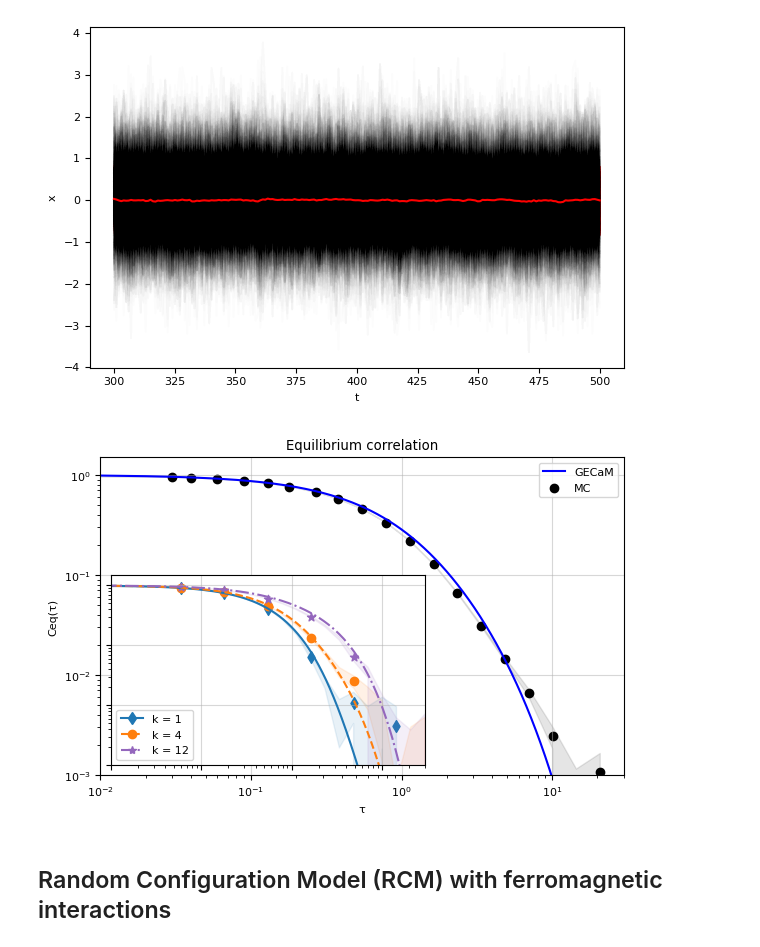
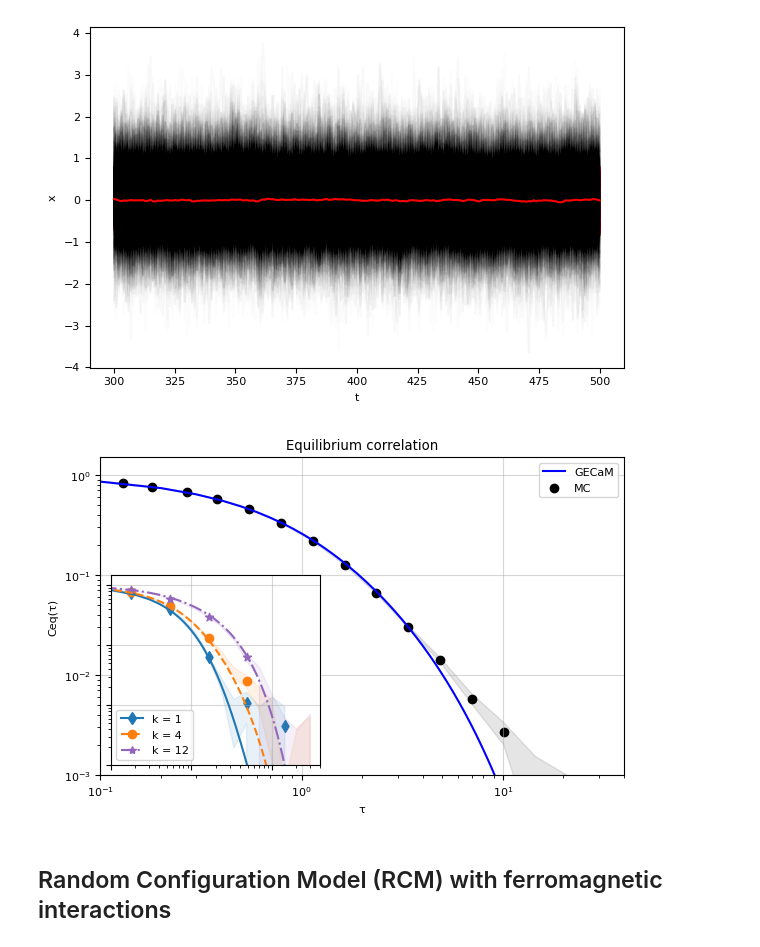
Before and after one commit to Mattiatarabolo/GaussianExpansionCavityMethod.jl, a Jupyter notebook: examples/linear_OrnteinUhlenbeck/test_equilibrium.ipynb, the cells around one changed output. Saved outputs shown, nothing was run; the diff lists cells and outputs as text; code cells hidden in the pictures.

```diff
--- a/examples/linear_OrnteinUhlenbeck/test_equilibrium.ipynb
+++ b/examples/linear_OrnteinUhlenbeck/test_equilibrium.ipynb
@@ -247,7 +228,7 @@ tvec_G = collect(range(0, T_G*dt_G, length=T_G + 1))
 
 Ceq_analytic = zeros(T_G + 1)
 for (idx, t) in enumerate(tvec_G)
-    Ceq_analytic[idx], _ = analytic_Ceq_RRG(t, K, J, lam, D)
+    Ceq_analytic[idx] = analytic_Ceq_RRG(t, K, J, lam, D)
 end
 
 autocorr_traj, err_autocorr_traj, l_idx = compute_autocorr_TTI(traj_alls, teq_idx; lag_indices=lagidxs_mc)
@@ -271,5 +252,4 @@ ax.set_xlim(1e-2, 5e1)
 ax.grid(alpha=.5)
 
 plt.display(fig)
-fig.savefig("Ceq_RRG_Ferro_N-$(N)_K-$(K)_lam-$(lam)_D-$(D)_J-$(Int(J*K)).png", dpi=300, bbox_inches="tight")
 # %% [output]
@@ -337,7 +310,7 @@ plt.display(fig)
 # %%
 model = OUModel(K, Jmat, lambdas, D)
 
-dt_G = 1e-2
+dt_G = 1e-1
 
 T_G = Int((tmax - teq1) / dt_G)
 nodes = run_cavity_EQ(model, dt_G, T_G; showprogress=true)
@@ -368,7 +341,7 @@ ax.set_title("Equilibrium correlation")
 ax.set_yscale("log")
 ax.set_xscale("log")
 ax.set_ylim(1e-3, 1.5)
-ax.set_xlim(1e-2, 3e1)
+ax.set_xlim(1e-1, 4e1)
 ax.grid(alpha=.5)
 degmax = maximum(degs)
 degmin = max(1, minimum(degs))
@@ -383,7 +356,7 @@ Cs_degs = []
 autocorrs_degs = []
 err_autocorrs_degs = []
 
-inset_ax = ax.inset_axes([0.02, 0.03, 0.6, 0.6])
+inset_ax = ax.inset_axes([0.02, 0.03, 0.4, 0.6])
 
 custom_handles = PyObject[]  # Will store combined handles
 custom_labels = String[]  # Will store single labels like "k = $k"
@@ -401,33 +374,32 @@ for (idx_plot, k) in enumerate(degs_plot)
     inset_ax.plot(tvec_G, nodes[idxk].marg.C, color=colors[idx_plot], ls=lts[idx_plot])
     inset_ax.scatter(lagvec_mck[1:3:end], autocorrk[1:3:end], marker=mts[idx_plot], color=colors[idx_plot])
     inset_ax.fill_between(lagvec_mck, autocorrk .- err_autocorrk, autocorrk .+ err_autocorrk, color=colors[idx_plot], alpha=0.1)
 
     # Create combined handle
     handle = Line2D([], [], color=colors[idx_plot], marker=mts[idx_plot], linestyle=lts[idx_plot])
     push!(custom_handles, handle)
     push!(custom_labels, "k = $k")
 
     # Store results if needed
     lagvecs_mcdegs = push!(lagvecs_mcdegs, lagvec_mck)
     Cs_degs = push!(Cs_degs, nodes[idxk].marg.C)
     autocorrs_degs = push!(autocorrs_degs, autocorrk)
     err_autocorrs_degs = push!(err_autocorrs_degs, err_autocorrk)
 end
 
 # Use custom legend
 inset_ax.legend(custom_handles, custom_labels, loc="lower left", fontsize=8)
 
 # Set inset axis properties
 inset_ax.set_xlabel("")
 inset_ax.set_ylabel("")
 inset_ax.tick_params(labelbottom=false, labelleft=false)
 inset_ax.set_yscale("log")
 inset_ax.set_xscale("log")
 inset_ax.set_ylim(1e-3, 1.5)
-inset_ax.set_xlim(1e-2, 3e1)
+inset_ax.set_xlim(1e-1, 4e1)
 inset_ax.grid(alpha=.5)
 
 plt.display(fig)
-fig.savefig("Ceq_ER_Ferro_N-$(N)_K-$(K)_lam-$(lam)_D-$(D)_J-$(Int(J*K)).png", dpi=300, bbox_inches="tight")
 # %% [output]
-[figure, old version]
+[figure, new version]
```
Also changed, not shown: parts of 51 cells of this notebook, 30 other files.
